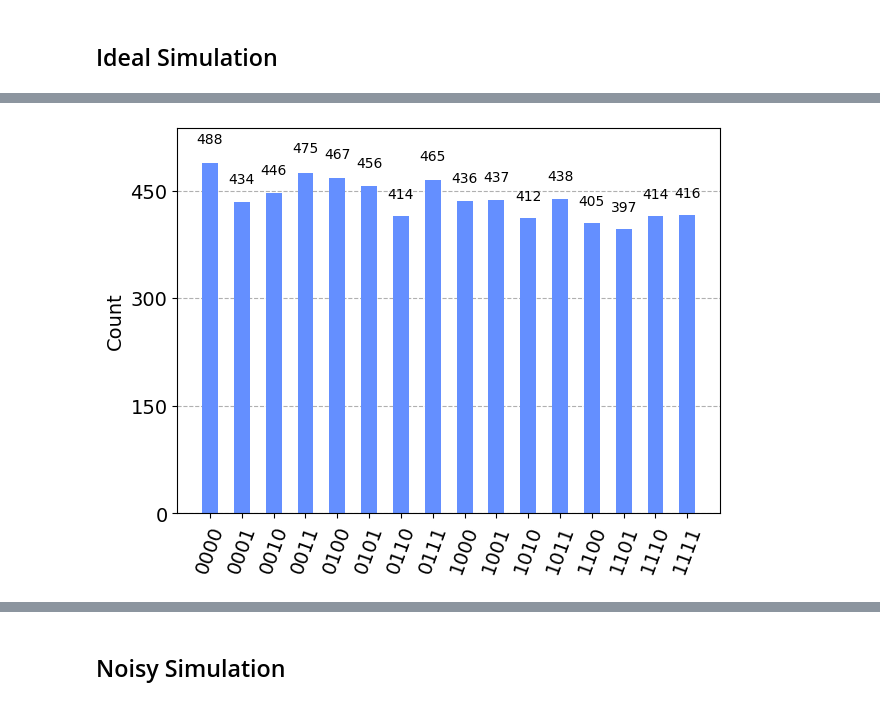
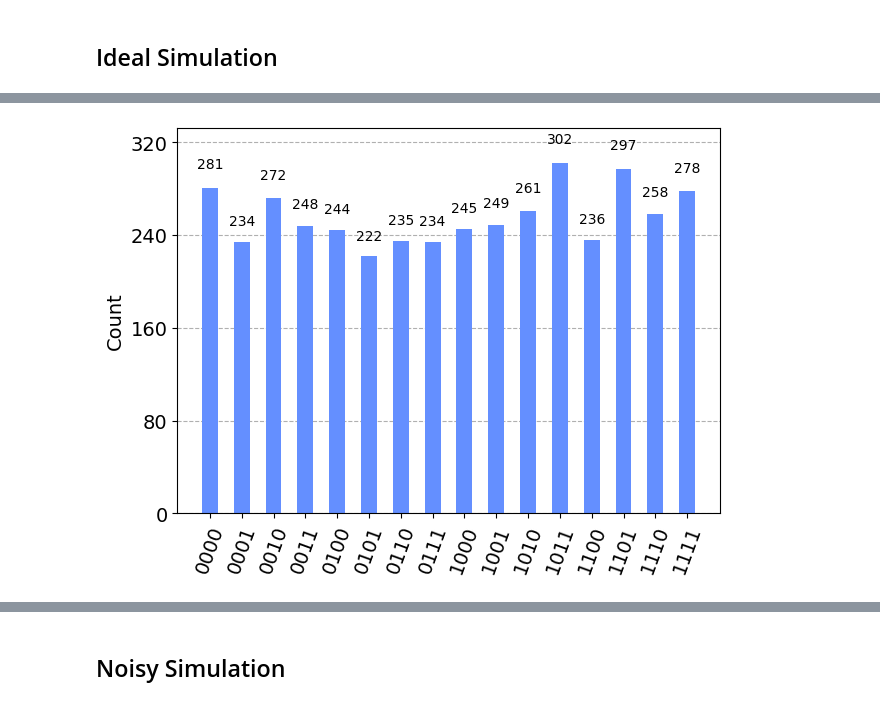
Before and after one commit to gjuls/shor_algorithm, a Jupyter notebook: QFT_dephasing.ipynb, the cells around one changed output, grey strips where cells are left out. Drawn from its saved outputs; the diff is of its cells as text; code cells hidden in the pictures.

```diff
--- a/QFT_dephasing.ipynb
+++ b/QFT_dephasing.ipynb
@@ -14,15 +23,16 @@ Import Successfully
 ## Ideal Simulation
 # %%
 n = 4
-qc = QuantumCircuit(n)
+qc_ideal = QuantumCircuit(n)
 for control in range(n):
-    qc.h(control)
+    qc_ideal.h(control)
     if (control != n - 1):
         for target in range(control + 1, n):
-            qc.cp(pi/2**(target - control), control, target)
-    qc.barrier(x for x in range(n))
-qc.swap(0, 3)
-qc.swap(1, 2)
-qc.measure_all()
-qc.draw(output = 'mpl', scale = 0.5)
+            qc_ideal.cp(pi/2**(target - control), control, target)
+    qc_ideal.barrier(x for x in range(n))
+qc_ideal.swap(0, 3)
+qc_ideal.swap(1, 2)
+qc_ideal.save_density_matrix()
+qc_ideal.measure_all()
+qc_ideal.draw(scale = 0.5, fold = -1)
 # %% [output]
@@ -30,9 +55,11 @@ qc.draw(output = 'mpl', scale = 0.5)
 # %%
+#SIMULAZIONE "IDEALE"
 aer_sim = Aer.get_backend('aer_simulator')
-t_qc = transpile(qc, aer_sim)
+t_qc = transpile(qc_ideal, aer_sim)
 qobj = assemble(t_qc)
-results = aer_sim.run(qobj, shots = 7000).result()
+results = aer_sim.run(qobj, shots = 4096).result()
+
 counts = results.get_counts()
 plot_histogram(counts)
 # %% [output]
-[figure, old version]
+[figure, new version]
```
Also changed, not shown: parts of 14 cells of this notebook.
